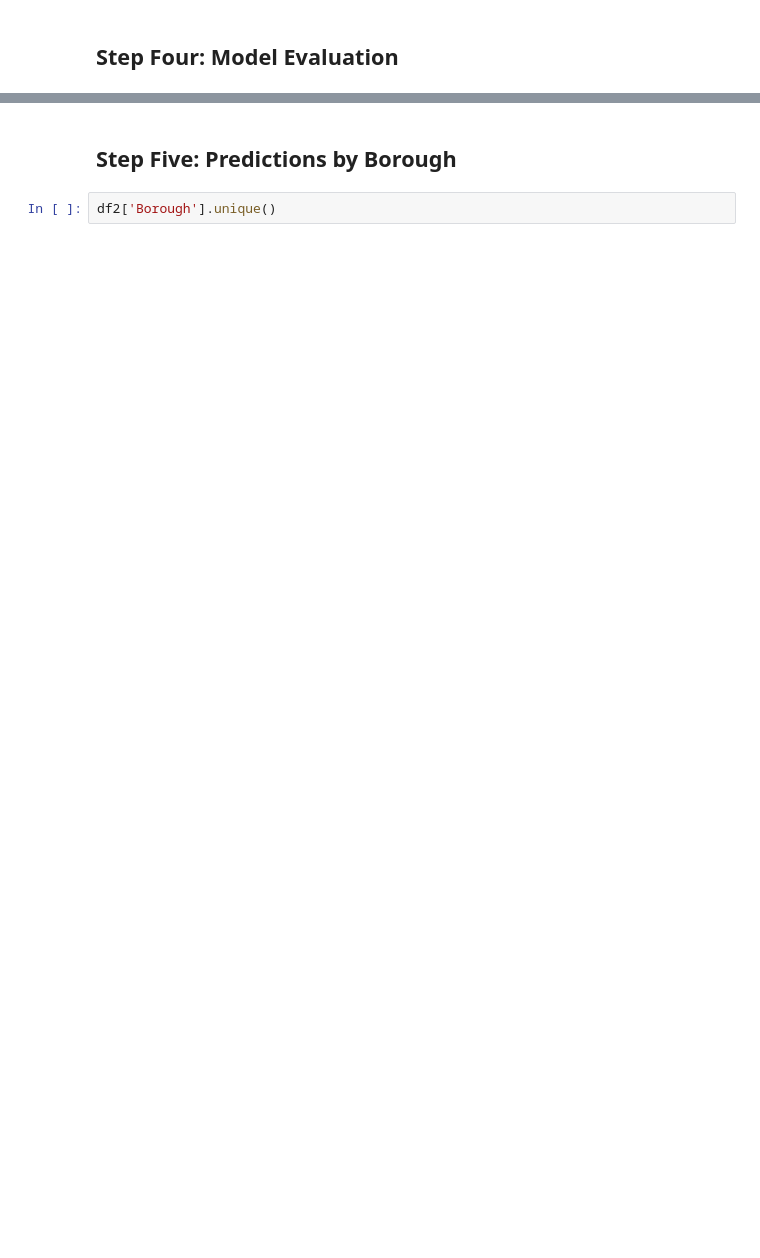
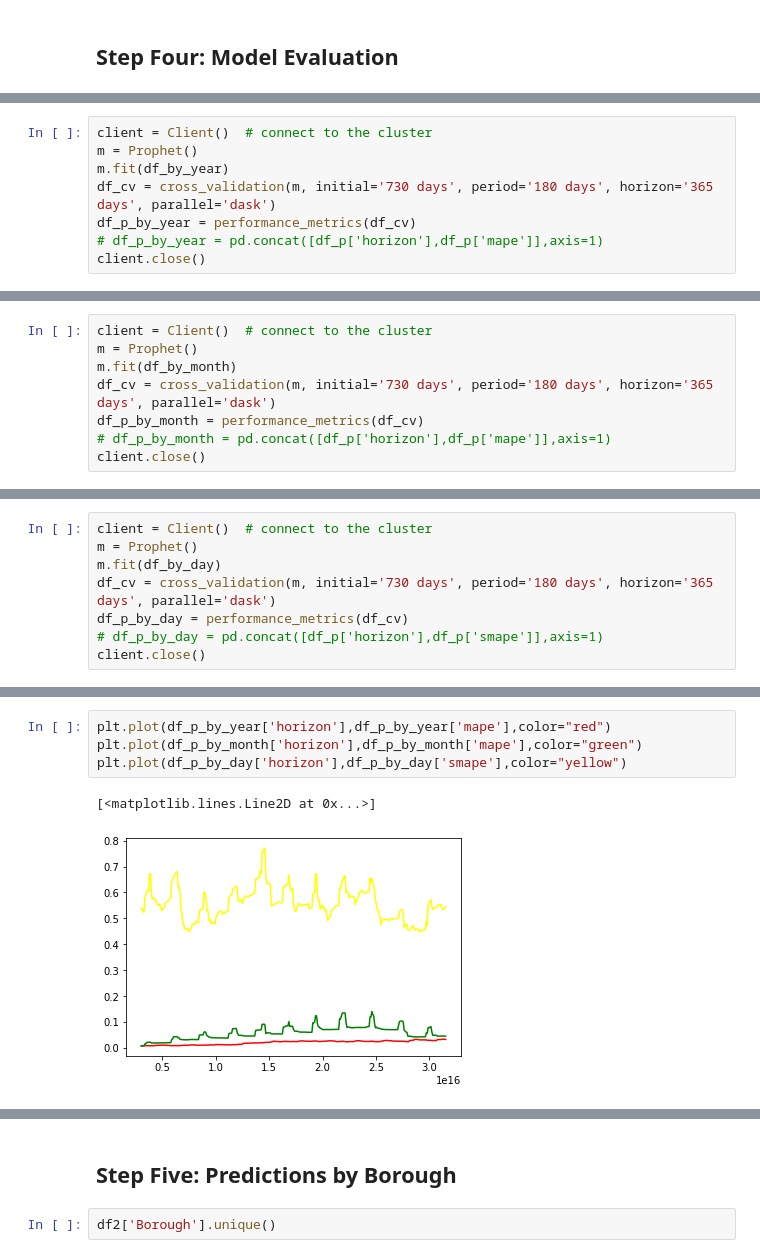
Before and after one commit to awesomecosmos/CS675-Intro-To-Data-Science, a Jupyter notebook: Project3/project3.ipynb, the cells around one changed output, grey strips where cells are left out. Saved outputs shown, nothing was run; the diff lists cells and outputs as text; blank space fills up the shorter version.

```diff
--- a/Project3/project3.ipynb
+++ b/Project3/project3.ipynb
@@ -642,0 +631,8 @@ a = add_changepoints_to_plot(fig.gca(), m_by_100_day_logistic, forecast_for_100_
+# %%
+client = Client()  # connect to the cluster
+m = Prophet()
+m.fit(df_by_year)
+df_cv = cross_validation(m, initial='730 days', period='180 days', horizon='365 days', parallel='dask')
+df_p_by_year = performance_metrics(df_cv)
+# df_p_by_year = pd.concat([df_p['horizon'],df_p['mape']],axis=1)
+client.close()
@@ -642,0 +657,8 @@ a = add_changepoints_to_plot(fig.gca(), m_by_100_day_logistic, forecast_for_100_
+# %%
+client = Client()  # connect to the cluster
+m = Prophet()
+m.fit(df_by_month)
+df_cv = cross_validation(m, initial='730 days', period='180 days', horizon='365 days', parallel='dask')
+df_p_by_month = performance_metrics(df_cv)
+# df_p_by_month = pd.concat([df_p['horizon'],df_p['mape']],axis=1)
+client.close()
@@ -642,0 +683,8 @@ a = add_changepoints_to_plot(fig.gca(), m_by_100_day_logistic, forecast_for_100_
+# %%
+client = Client()  # connect to the cluster
+m = Prophet()
+m.fit(df_by_day)
+df_cv = cross_validation(m, initial='730 days', period='180 days', horizon='365 days', parallel='dask')
+df_p_by_day = performance_metrics(df_cv)
+# df_p_by_day = pd.concat([df_p['horizon'],df_p['smape']],axis=1)
+client.close()
@@ -642,0 +709,7 @@ a = add_changepoints_to_plot(fig.gca(), m_by_100_day_logistic, forecast_for_100_
+# %%
+plt.plot(df_p_by_year['horizon'],df_p_by_year['mape'],color="red")
+plt.plot(df_p_by_month['horizon'],df_p_by_month['mape'],color="green")
+plt.plot(df_p_by_day['horizon'],df_p_by_day['smape'],color="yellow")
+# %% [output]
+[<matplotlib.lines.Line2D at 0x...>]
+[figure, added]
```
Also changed, not shown: parts of 29 cells of this notebook, 1 other file.
